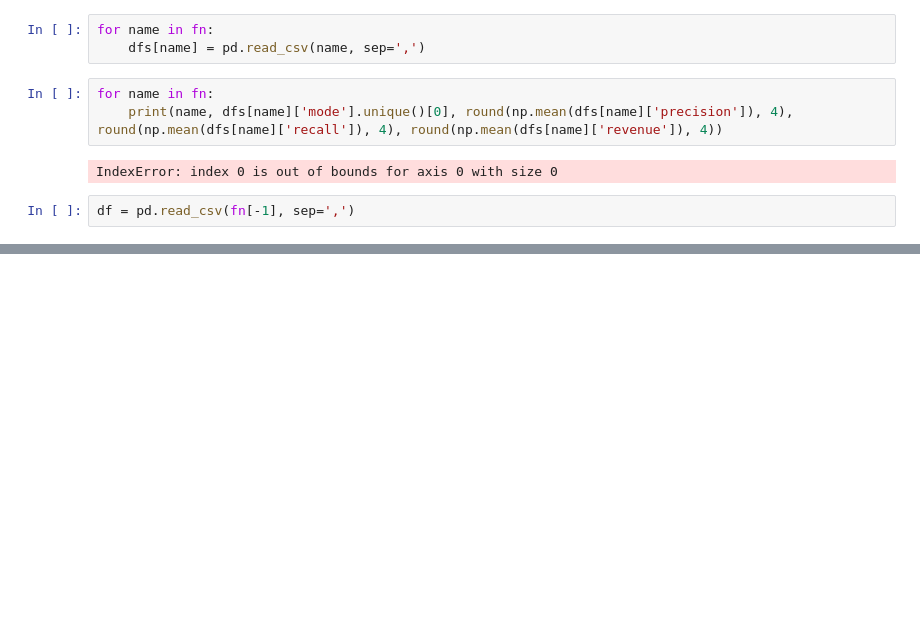
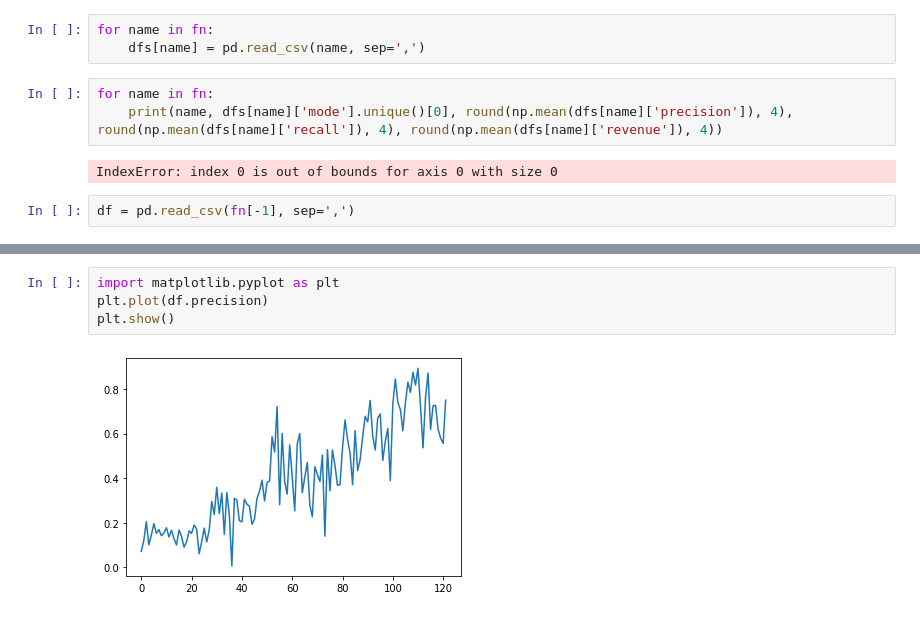
Before and after one commit to Seondong/Customs-Fraud-Detection, a Jupyter notebook: analysis.ipynb, the cells around one changed output, grey strips where cells are left out. Cells and saved outputs as stored; diff of their text form; blank space fills up the shorter version.

```diff
--- a/analysis.ipynb
+++ b/analysis.ipynb
@@ -51,3 +71,9 @@ df
+# %%
+import matplotlib.pyplot as plt
+plt.plot(df.precision)
+plt.show()
+# %% [output]
+[figure, added]
 # %%
 np.mean(df['precision']), np.mean(df['recall']), np.mean(df['revenue'])
 # %% [output]
```
Also changed, not shown: parts of 6 cells of this notebook, 11 other files.
